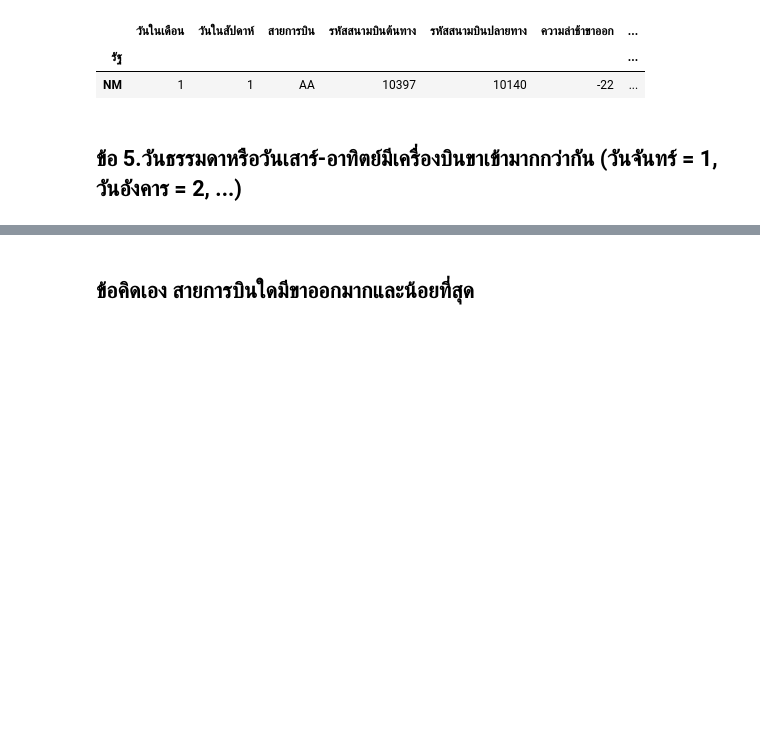
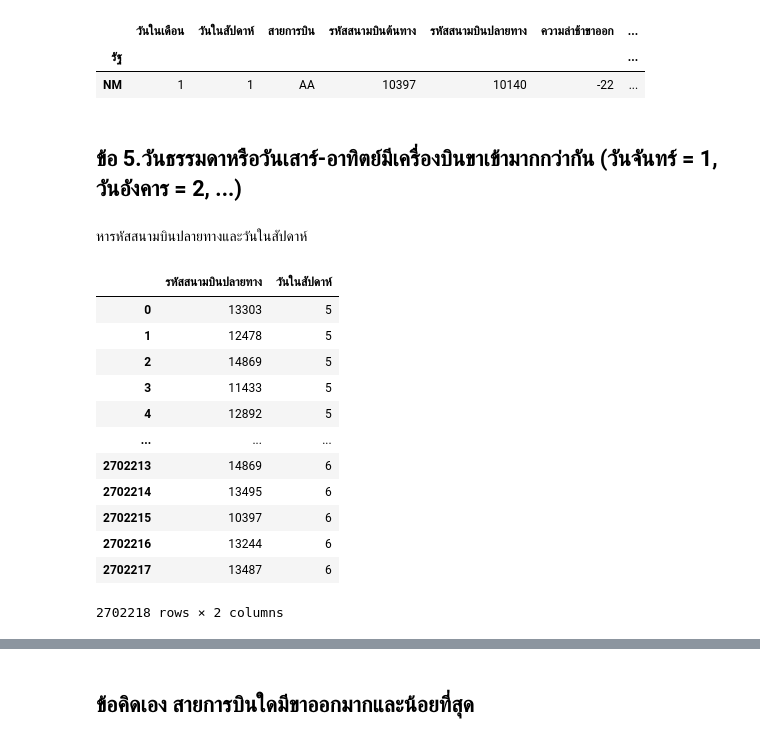
Before and after one commit to naruemonssp/DWDM21, a Jupyter notebook: MiniExam.ipynb, the cells around one changed output, grey strips where cells are left out. Saved outputs shown, nothing was run; the diff lists cells and outputs as text; code cells hidden in the pictures; blank space fills up the shorter version.

```diff
--- a/MiniExam.ipynb
+++ b/MiniExam.ipynb
@@ -136,3 +136,21 @@ min.iloc[-1:,:]
 | NM | 1 | 1 | AA | 10397 | 10140 | -22 | ... |
 # %% [markdown]
 ## **ข้อ 5.วันธรรมดาหรือวันเสาร์-อาทิตย์มีเครื่องบินขาเข้ามากกว่ากัน (วันจันทร์ = 1, วันอังคาร = 2, ...)**
+# %% [markdown]
+หารหัสสนามบินปลายทางและวันในสัปดาห์
+# %%
+FAdata_table[['รหัสสนามบินปลายทาง','วันในสัปดาห์']]
+# %% [output]
+|  | รหัสสนามบินปลายทาง | วันในสัปดาห์ |
+| 0 | 13303 | 5 |
+| 1 | 12478 | 5 |
+| 2 | 14869 | 5 |
+| 3 | 11433 | 5 |
+| 4 | 12892 | 5 |
+| ... | ... | ... |
+| 2702213 | 14869 | 6 |
+| 2702214 | 13495 | 6 |
+| 2702215 | 10397 | 6 |
+| 2702216 | 13244 | 6 |
+| 2702217 | 13487 | 6 |
+2702218 rows × 2 columns
```
Also changed, not shown: parts of 10 cells of this notebook.
